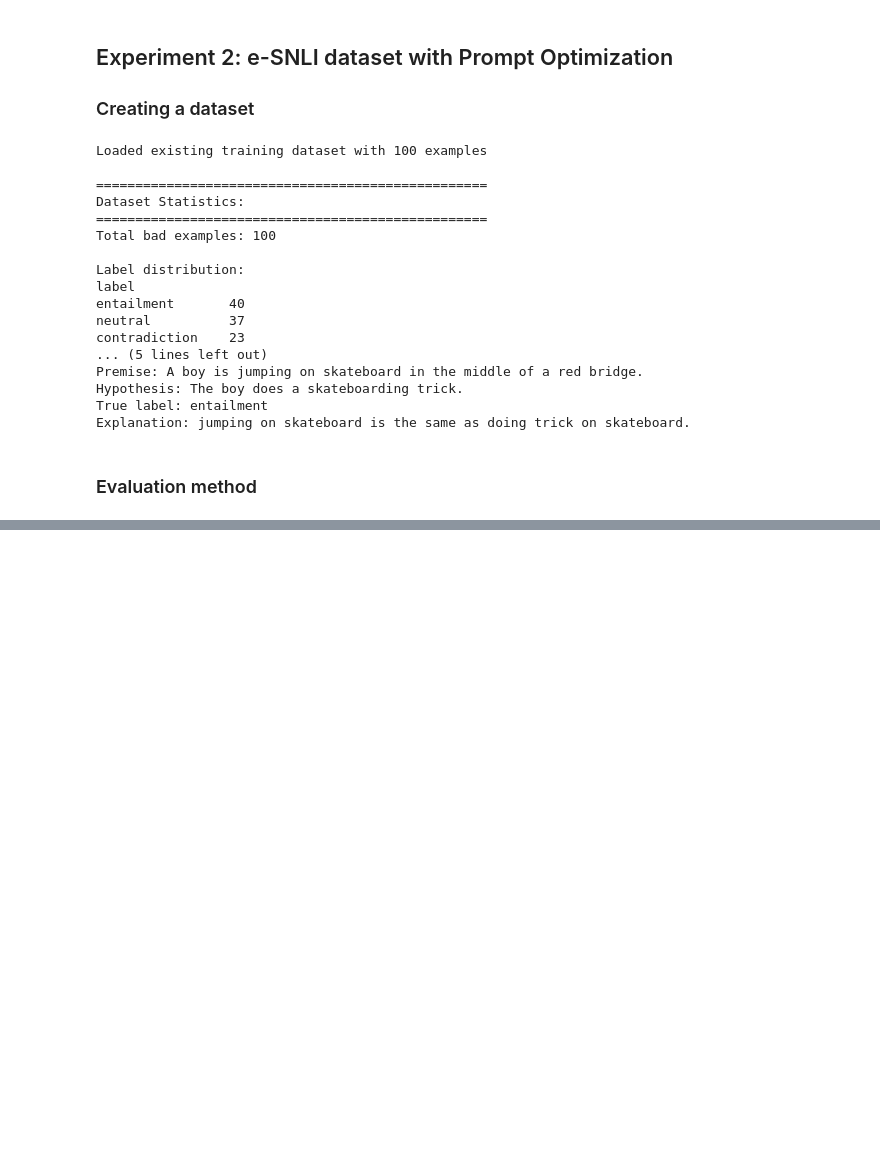
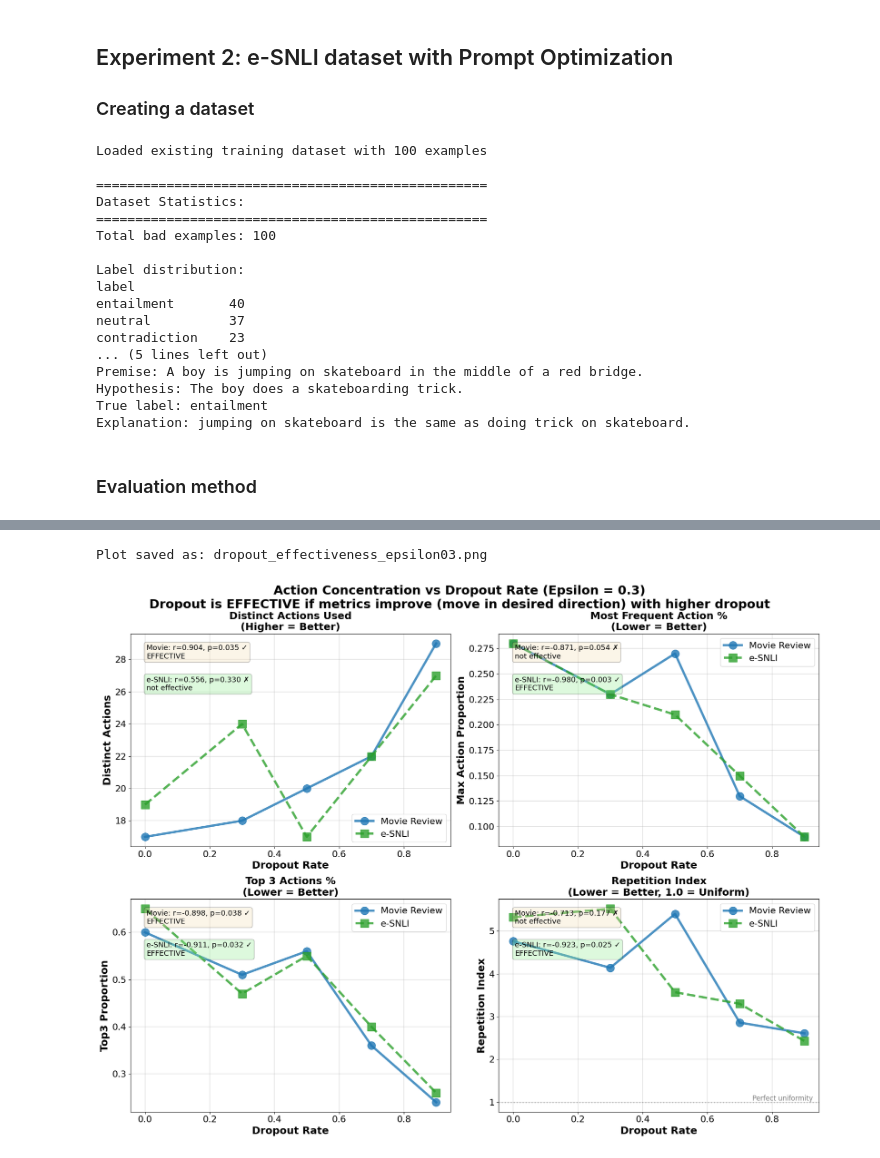
Before and after one commit to sarashs/Exploratory, a Jupyter notebook: Prompt_engineer/prompt_engineer.ipynb, the cells around one changed output, grey strips where cells are left out. Saved outputs shown, nothing was run; the diff lists cells and outputs as text; code cells hidden in the pictures; blank space fills up the shorter version.

```diff
--- a/Prompt_engineer/prompt_engineer.ipynb
+++ b/Prompt_engineer/prompt_engineer.ipynb
@@ -579,0 +928,73 @@ Hypothesis: {hypothesis}
+# %%
+# Visualize concentration metrics vs dropout rate
+fig, axes = plt.subplots(2, 2, figsize=(18, 14))
+fig.suptitle('Action Concentration vs Dropout Rate (Epsilon = 0.3)\n' +
+             'Dropout is EFFECTIVE if metrics improve (move in desired direction) with higher dropout',
+             fontsize=22, fontweight='bold')
+
+metrics = [
+    ('distinct_actions', 'Distinct Actions Used\n(Higher = Better)', 0, 0, 'up'),
+    ('max_action_proportion', 'Most Frequent Action %\n(Lower = Better)', 0, 1, 'down'),
+    ('top3_proportion', 'Top 3 Actions %\n(Lower = Better)', 1, 0, 'down'),
+    ('repetition_index', 'Repetition Index\n(Lower = Better, 1.0 = Uniform)', 1, 1, 'down')
+]
+
+for metric_name, metric_title, row, col, desired_direction in metrics:
+    ax = axes[row, col]
+
+    # Plot Movie Review
+    if movie_results:
+        dropouts_m = [r['dropout'] for r in sorted(movie_results, key=lambda x: x['dropout'])]
+        values_m = [r[metric_name] for r in sorted(movie_results, key=lambda x: x['dropout'])]
+
+        ax.plot(dropouts_m, values_m, marker='o', linewidth=4, markersize=14,
+                label='Movie Review', color='#1f77b4', alpha=0.8)
+
+        # Calculate correlation
+        if len(dropouts_m) > 1:
+            r, p = pearsonr(dropouts_m, values_m)
+            is_effective = (r > 0 and desired_direction == 'up') or (r < 0 and desired_direction == 'down')
+            sig = "✓" if p < 0.05 else "✗"
+            eff = "EFFECTIVE" if is_effective and p < 0.05 else "not effective"
+            ax.text(0.05, 0.95, f'Movie: r={r:.3f}, p={p:.3f} {sig}\n{eff}',
+                   transform=ax.transAxes, fontsize=13, verticalalignment='top',
+                   bbox=dict(boxstyle='round', facecolor='wheat', alpha=0.3))
+
+    # Plot e-SNLI
+    if esnli_results:
+        dropouts_e = [r['dropout'] for r in sorted(esnli_results, key=lambda x: x['dropout'])]
+        values_e = [r[metric_name] for r in sorted(esnli_results, key=lambda x: x['dropout'])]
+
+        ax.plot(dropouts_e, values_e, marker='s', linewidth=4, markersize=14,
+                label='e-SNLI', color='#2ca02c', alpha=0.8, linestyle='--')
+
+        # Calculate correlation
+        if len(dropouts_e) > 1:
+            r, p = pearsonr(dropouts_e, values_e)
+            is_effective = (r > 0 and desired_direction == 'up') or (r < 0 and desired_direction == 'down')
+            sig = "✓" if p < 0.05 else "✗"
+            eff = "EFFECTIVE" if is_effective and p < 0.05 else "not effective"
+            ax.text(0.05, 0.80, f'e-SNLI: r={r:.3f}, p={p:.3f} {sig}\n{eff}',
+                   transform=ax.transAxes, fontsize=13, verticalalignment='top',
+                   bbox=dict(boxstyle='round', facecolor='lightgreen', alpha=0.3))
+
+    ax.set_title(metric_title, fontsize=18, fontweight='bold')
+    ax.set_xlabel('Dropout Rate', fontsize=18, fontweight='bold')
+    ax.set_ylabel(metric_name.replace('_', ' ').title(), fontsize=18, fontweight='bold')
+    ax.legend(fontsize=16, loc='best')
+    ax.grid(True, alpha=0.3, linewidth=1.5)
+    ax.tick_params(axis='both', which='major', labelsize=16)
+
+    # Add reference line for repetition index
+    if metric_name == 'repetition_index':
+        ax.axhline(y=1.0, color='gray', linestyle=':', alpha=0.5, linewidth=2)
+        ax.text(ax.get_xlim()[1]*0.98, 1.0, 'Perfect uniformity',
+               fontsize=12, va='bottom', ha='right', color='gray')
+
+plt.tight_layout()
+plt.savefig('dropout_effectiveness_epsilon03.png', dpi=300, bbox_inches='tight')
+print("\nPlot saved as: dropout_effectiveness_epsilon03.png")
+plt.show()
+# %% [output]
+Plot saved as: dropout_effectiveness_epsilon03.png
+[figure, added]
```
Also changed, not shown: parts of 12 cells of this notebook, 1 other file.
